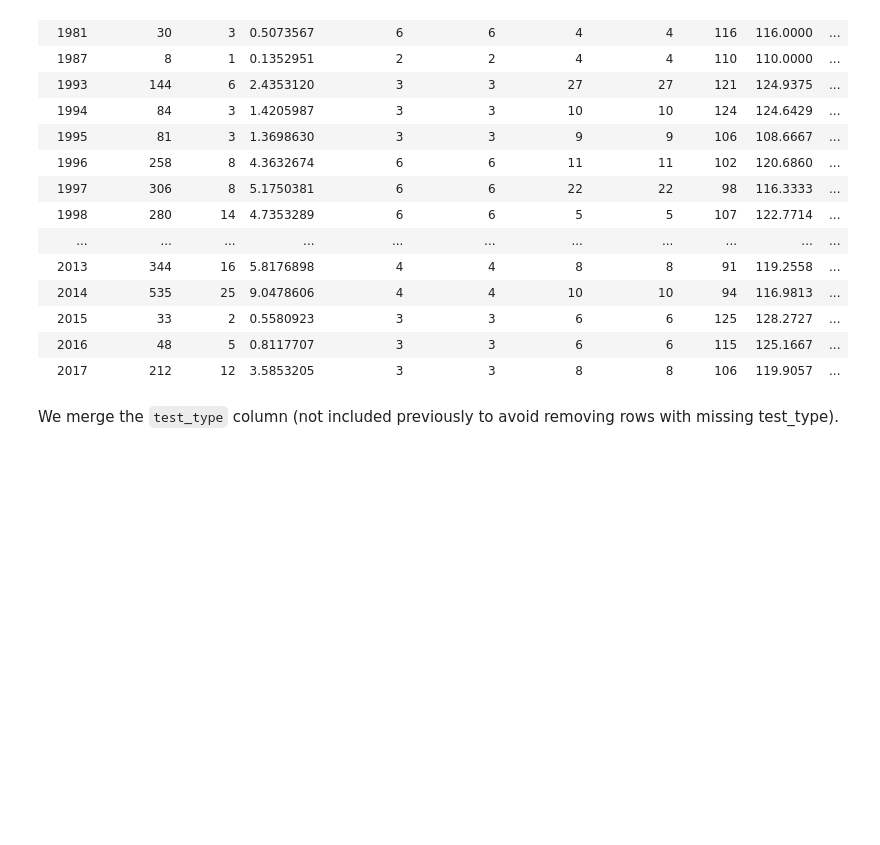
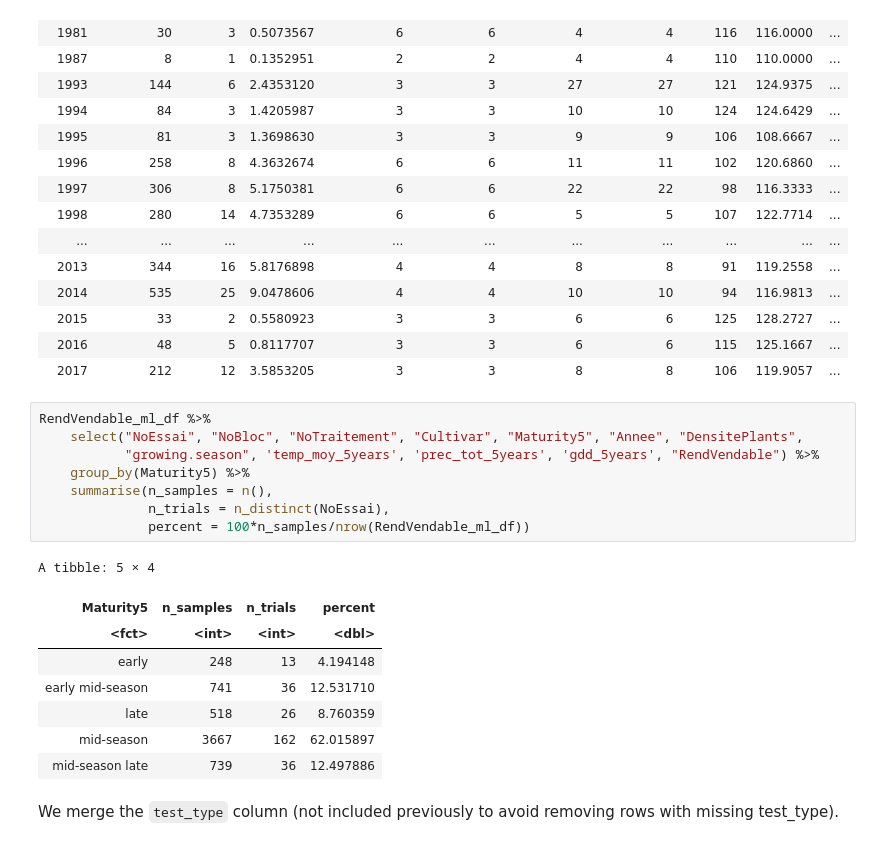
Before and after one commit to rgoals/2019_Site-specific-potato-npk-model, a Jupyter notebook: 1.3_preprocessing-data-tables.ipynb, the cells around one changed output. Cells and saved outputs as stored; diff of their text form; blank space fills up the shorter version.

Commit message:
Maturity class stats

```diff
--- a/1.3_preprocessing-data-tables.ipynb
+++ b/1.3_preprocessing-data-tables.ipynb
@@ -169,6 +180,23 @@ A tibble: 29 × 23
 | 2015 | 33 | 2 | 0.5580923 | 3 | 3 | 6 | 6 | 125 | 128.2727 | ... |
 | 2016 | 48 | 5 | 0.8117707 | 3 | 3 | 6 | 6 | 115 | 125.1667 | ... |
 | 2017 | 212 | 12 | 3.5853205 | 3 | 3 | 8 | 8 | 106 | 119.9057 | ... |
+# %%
+RendVendable_ml_df %>%
+    select("NoEssai", "NoBloc", "NoTraitement", "Cultivar", "Maturity5", "Annee", "DensitePlants",
+           "growing.season", 'temp_moy_5years', 'prec_tot_5years', 'gdd_5years', "RendVendable") %>%
+    group_by(Maturity5) %>%
+    summarise(n_samples = n(),
+              n_trials = n_distinct(NoEssai),
+              percent = 100*n_samples/nrow(RendVendable_ml_df))
+# %% [output]
+A tibble: 5 × 4
+| Maturity5 | n_samples | n_trials | percent |
+| <fct> | <int> | <int> | <dbl> |
+| early | 248 | 13 | 4.194148 |
+| early mid-season | 741 | 36 | 12.531710 |
+| late | 518 | 26 | 8.760359 |
+| mid-season | 3667 | 162 | 62.015897 |
+| mid-season late | 739 | 36 | 12.497886 |
 # %% [markdown]
 We merge the `test_type` column (not included previously to avoid removing rows with missing test_type).
 # %%
```
Also changed, not shown: parts of 1 cell of this notebook, 1 other file.
